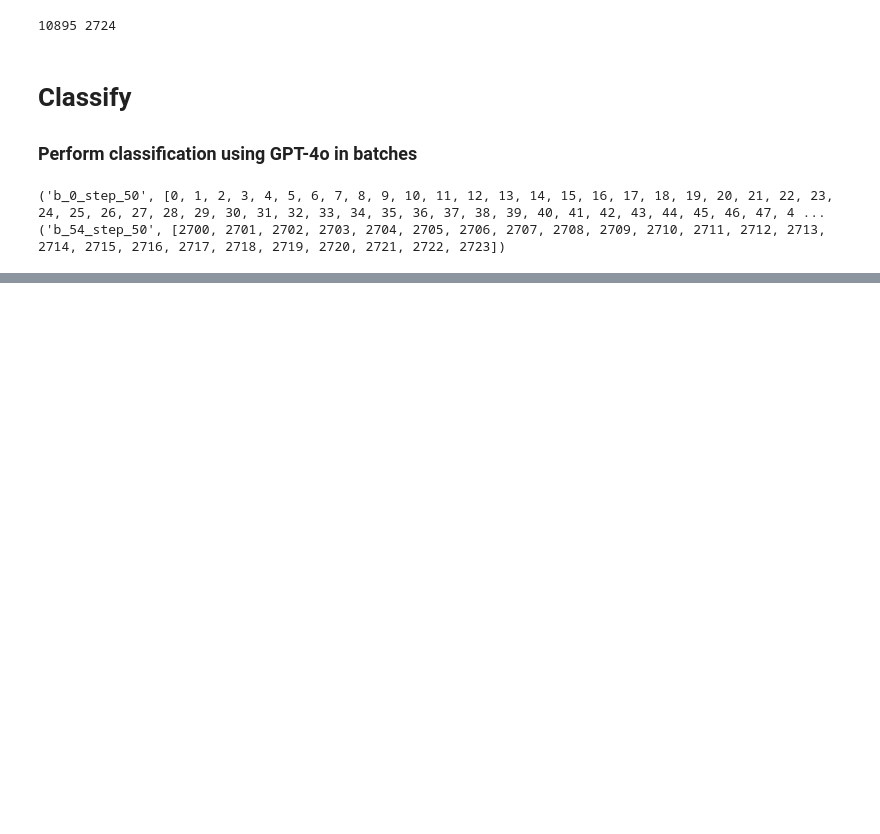
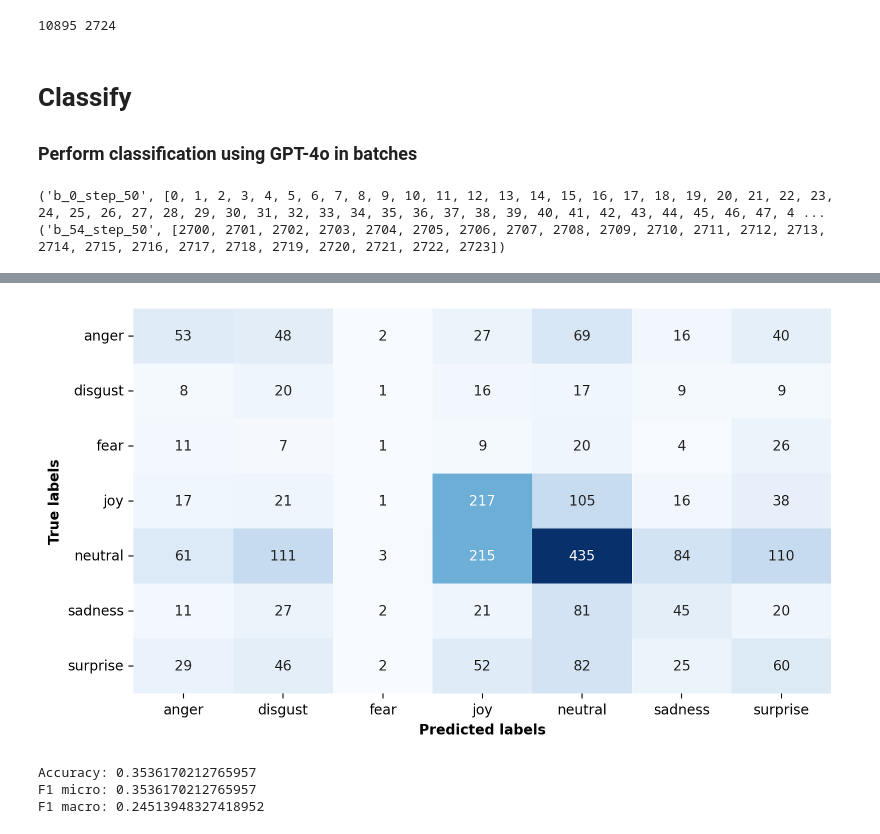
Before and after one commit to alxtrtw/multimodal-movies-emotion-recognition, a Jupyter notebook: classify-gpt4o.ipynb, the cells around one changed output, grey strips where cells are left out. Saved outputs shown, nothing was run; the diff lists cells and outputs as text; code cells hidden in the pictures; blank space fills up the shorter version.

```diff
--- a/classify-gpt4o.ipynb
+++ b/classify-gpt4o.ipynb
@@ -380,0 +473,26 @@ print(len(base64Frames), "frames read.")
+# %%
+predicted_labels_dict = {}
+for k, v in predicted_labels.items():
+    predicted_labels_dict[k] = v['predicted_emotion']
+
+n_before_cleaning = len(predicted_labels_dict)
+
+print("Before cleaning: ", n_before_cleaning)
+
+wrong_fnames = []
+for k, v in predicted_labels_dict.items():
+    if v not in ['anger', 'disgust', 'fear', 'joy', 'neutral', 'sadness', 'surprise']:
+        wrong_fnames.append(k)
+
+# get indices of the wrong predictions from the test_video_fnames file
+wrong_indices = np.sort([test_video_fnames.index(fname) for fname in wrong_fnames]).tolist()
+print(wrong_indices[:10], "...", wrong_indices[-10:])
+
+cleaned_test_labels = [test_labels[i] for i in range(len(test_labels)) if i not in wrong_indices]
+cleaned_predicted_labels_list = [predicted_labels_dict[k] for k in test_video_fnames if k not in wrong_fnames]
+
+print(len(cleaned_test_labels), len(cleaned_predicted_labels_list))
+print("Removed items: ", n_before_cleaning - len(cleaned_test_labels), len(wrong_indices), f"{len(wrong_indices)/n_before_cleaning:.3f}%")
+# # get value counts of all labels
+# predicted_labels_df = pd.Series(predicted_labels_dict)
+# predicted_labels_df.value_counts()
@@ -380,0 +551,32 @@ print(len(base64Frames), "frames read.")
+# %%
+from sklearn.metrics import confusion_matrix
+import seaborn as sns
+plt.rc('figure', figsize=(9, 5))
+
+labels_ordered = ['anger', 'disgust', 'fear', 'joy', 'neutral', 'sadness', 'surprise']
+
+cm = confusion_matrix(cleaned_test_labels, cleaned_predicted_labels_list, labels=labels_ordered)
+plt.figure()
+sns.heatmap(cm, annot=True, fmt='d', cmap='Blues', xticklabels=labels_ordered, yticklabels=labels_ordered, cbar=False)
+# add labels to x and y axis
+plt.xlabel('Predicted labels', fontweight='bold')
+plt.ylabel('True labels', fontweight='bold')
+plt.savefig(f'./experiments/plots/gpt-4o/confusion_matrix.png')
+plt.show()
+# %% [output]
+[figure, added]
+# %%
+# count accuracy, f1 micro and f1 macro
+from sklearn.metrics import accuracy_score, f1_score
+
+accuracy = accuracy_score(cleaned_test_labels, cleaned_predicted_labels_list)
+f1_micro = f1_score(cleaned_test_labels, cleaned_predicted_labels_list, average='micro')
+f1_macro = f1_score(cleaned_test_labels, cleaned_predicted_labels_list, average='macro')
+
+print(f'Accuracy: {accuracy}')
+print(f'F1 micro: {f1_micro}')
+print(f'F1 macro: {f1_macro}')
+# %% [output]
+Accuracy: 0.3536170212765957
+F1 micro: 0.3536170212765957
+F1 macro: 0.24513948327418952
```
Also changed, not shown: parts of 13 cells of this notebook, 22 other files.
